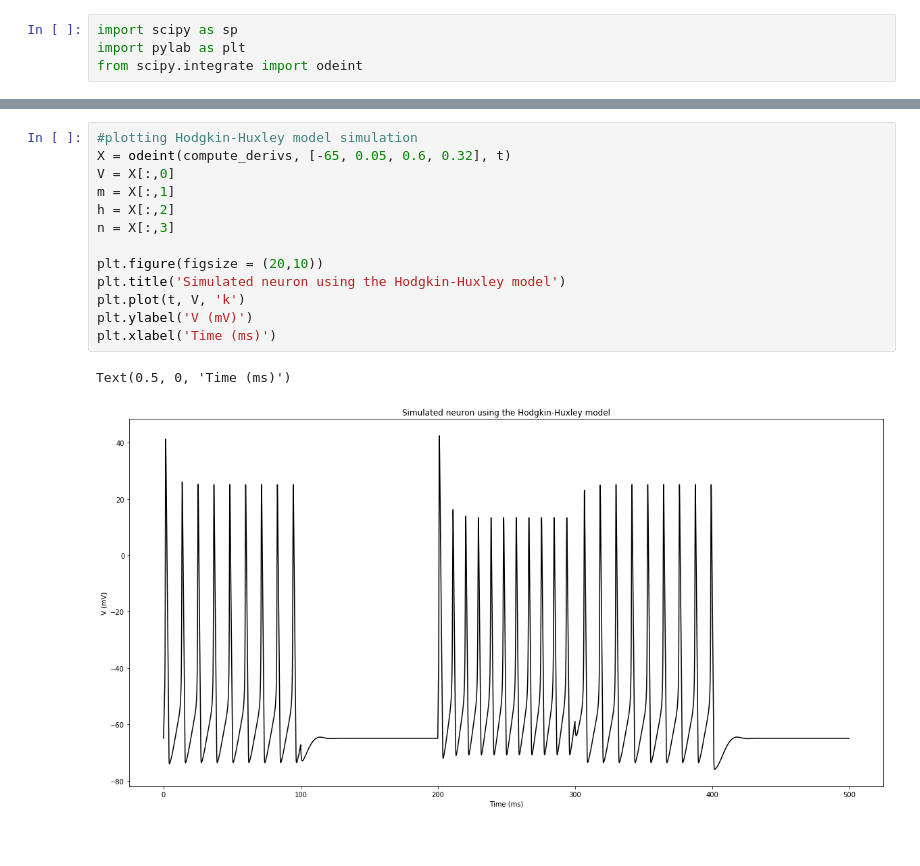
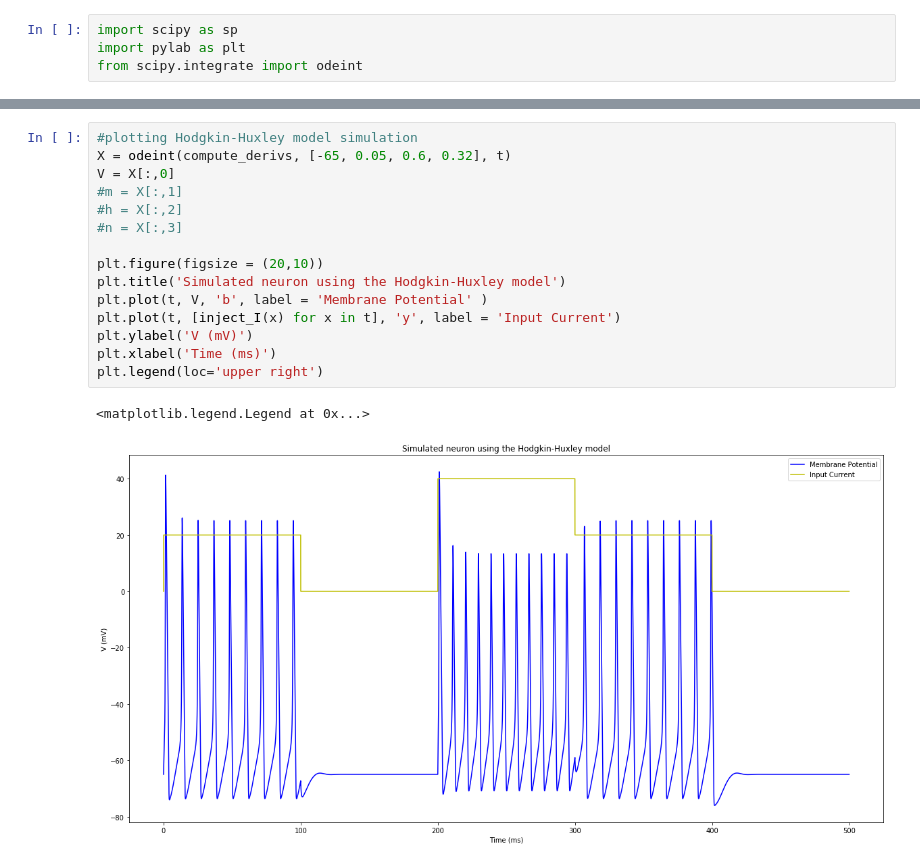
Before and after one commit to fireteam99/neuron-model, a Jupyter notebook: Hodgkin-Huxley.ipynb, the cells around one changed output, grey strips where cells are left out. Saved outputs shown, nothing was run; the diff lists cells and outputs as text.

Commit message:
HH done (for real this time)

```diff
--- a/Hodgkin-Huxley.ipynb
+++ b/Hodgkin-Huxley.ipynb
@@ -81,16 +73,18 @@ def compute_derivs(X, t):
 # %%
 #plotting Hodgkin-Huxley model simulation
 X = odeint(compute_derivs, [-65, 0.05, 0.6, 0.32], t)
 V = X[:,0]
-m = X[:,1]
-h = X[:,2]
-n = X[:,3]
+#m = X[:,1]
+#h = X[:,2]
+#n = X[:,3]
 
 plt.figure(figsize = (20,10))
 plt.title('Simulated neuron using the Hodgkin-Huxley model')
-plt.plot(t, V, 'k')
+plt.plot(t, V, 'b', label = 'Membrane Potential' )
+plt.plot(t, [inject_I(x) for x in t], 'y', label = 'Input Current')
 plt.ylabel('V (mV)')
 plt.xlabel('Time (ms)')
+plt.legend(loc='upper right')
 # %% [output]
-Text(0.5, 0, 'Time (ms)')
+<matplotlib.legend.Legend at 0x...>
-[figure, old version]
+[figure, new version]
```
Also changed, not shown: parts of 1 cell of this notebook.
